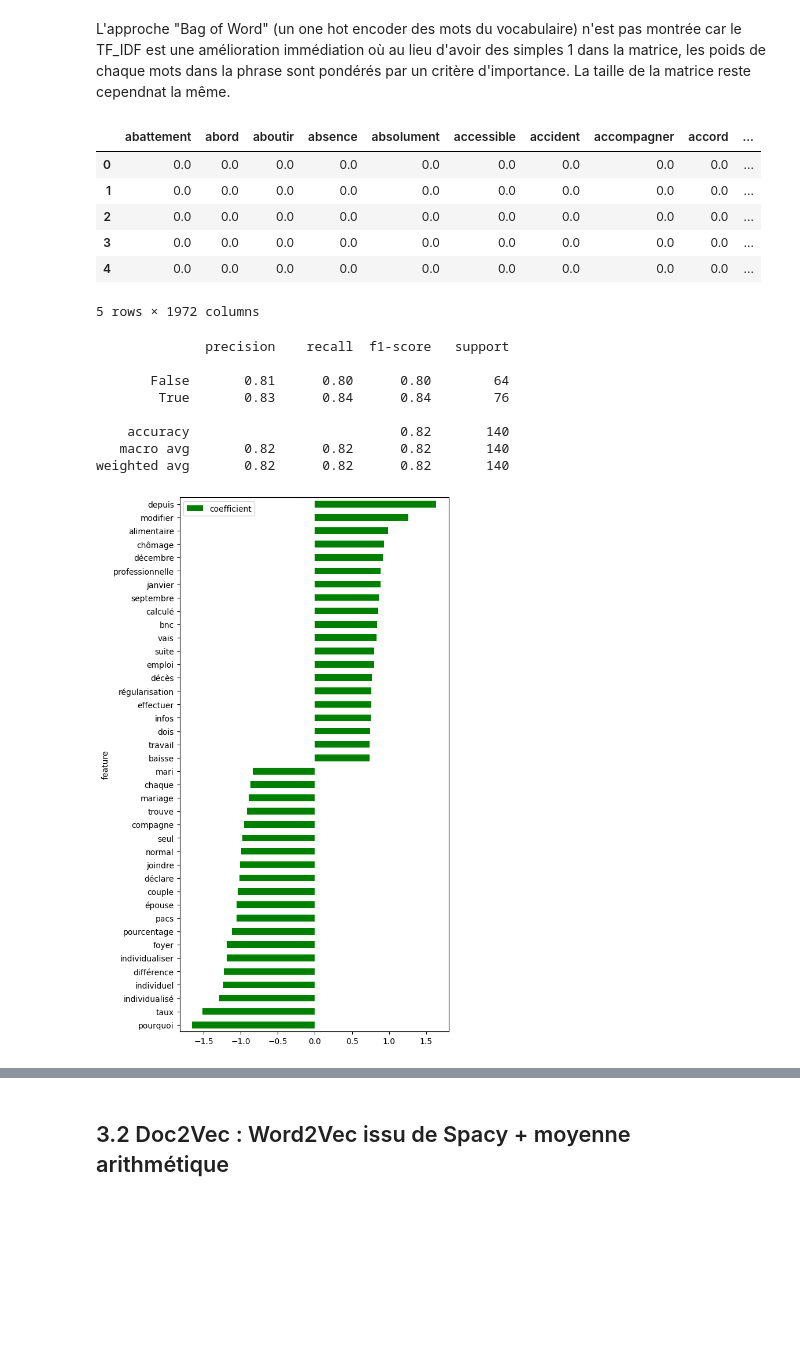
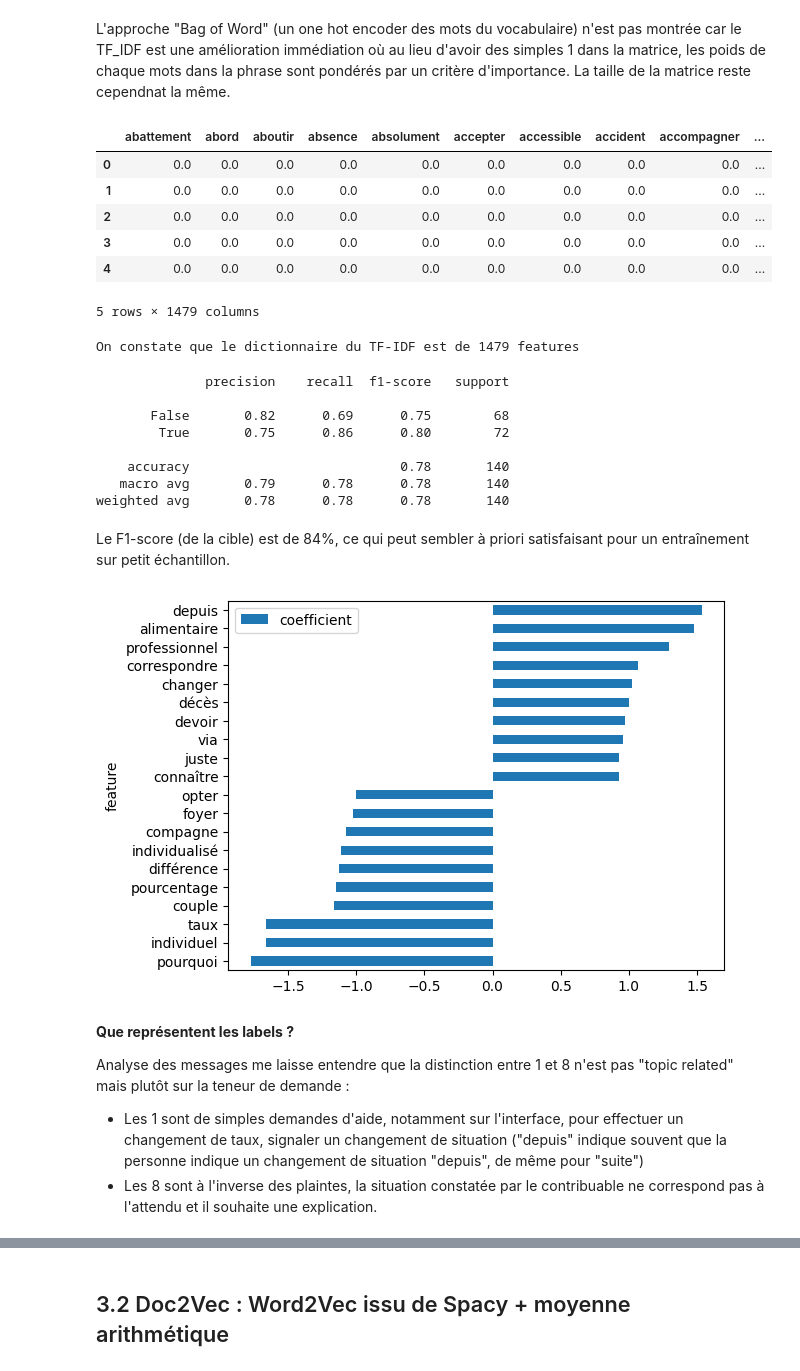
Before and after one commit to TitouanBlaize/dgfip_testnlp, a Jupyter notebook: 2. Models.ipynb, the cells around one changed output, grey strips where cells are left out. Saved outputs shown, nothing was run; the diff lists cells and outputs as text; code cells hidden in the pictures; blank space fills up the shorter version.

```diff
--- a/2. Models.ipynb
+++ b/2. Models.ipynb
@@ -59,6 +59,5 @@ from sklearn.svm import LinearSVC
 from sklearn.model_selection import train_test_split
 from sklearn.metrics import accuracy_score, classification_report
 # %%
-df = pd.read_csv("data/data_clean.csv",
-                    sep = ";")
+df = pd.read_csv("data/data_clean_lemmetized.csv", sep = ";")
 # %%
@@ -70,3 +69,9 @@ y_8 = df["label_8"]
+# %%
+# Illustration avec pour le moment classification des 1
+y = y_1
+
+my_random = 29570
+my_size = 0.2
 # %% [markdown]
 # 3. Comparaison des modèles de vectorisation
 # %% [markdown]
@@ -86,22 +89,28 @@ X = vectorizer.fit_transform(messages)
 # %%
+# Pour illustrer la vectorisation de TF-IDF
 pd.DataFrame(X.toarray(), columns = vectorizer.get_feature_names_out()).head()
 # %% [output]
-|  | abattement | abord | aboutir | absence | absolument | accessible | accident | accompagner | accord | ... |
+|  | abattement | abord | aboutir | absence | absolument | accepter | accessible | accident | accompagner | ... |
 | 0 | 0.0 | 0.0 | 0.0 | 0.0 | 0.0 | 0.0 | 0.0 | 0.0 | 0.0 | ... |
 | 1 | 0.0 | 0.0 | 0.0 | 0.0 | 0.0 | 0.0 | 0.0 | 0.0 | 0.0 | ... |
 | 2 | 0.0 | 0.0 | 0.0 | 0.0 | 0.0 | 0.0 | 0.0 | 0.0 | 0.0 | ... |
 | 3 | 0.0 | 0.0 | 0.0 | 0.0 | 0.0 | 0.0 | 0.0 | 0.0 | 0.0 | ... |
 | 4 | 0.0 | 0.0 | 0.0 | 0.0 | 0.0 | 0.0 | 0.0 | 0.0 | 0.0 | ... |
-5 rows × 1972 columns
+5 rows × 1479 columns
+# %%
+print(f"On constate que le dictionnaire du TF-IDF est de {X.shape[1]} features")
+# %% [output]
+On constate que le dictionnaire du TF-IDF est de 1479 features
 # %%
-y = y_1
-
 X_train, X_test, y_train, y_test = train_test_split(X,
                                                     y,
-                                                    test_size = 0.2)
-                                                    # random_state = 42
+                                                    test_size = my_size,
+                                                    random_state = my_random)
+
+classifier = LinearSVC()
+# D'autres algos de ML possibles, par exemple si XGBoost
 # classifier = xgb.XGBClassifier()
-classifier = LinearSVC()
+
 classifier.fit(X_train, y_train)
 
 y_pred = classifier.predict(X_test)
@@ -111,29 +120,37 @@ print(report)
 # %% [output]
               precision    recall  f1-score   support
 
-       False       0.81      0.80      0.80        64
-        True       0.83      0.84      0.84        76
+       False       0.82      0.69      0.75        68
+        True       0.75      0.86      0.80        72
 
-    accuracy                           0.82       140
-   macro avg       0.82      0.82      0.82       140
-weighted avg       0.82      0.82      0.82       140
+    accuracy                           0.78       140
+   macro avg       0.79      0.78      0.78       140
+weighted avg       0.78      0.78      0.78       140
+# %% [markdown]
+Le F1-score (de la cible) est de 84%, ce qui peut sembler à priori satisfaisant pour un entraînement sur petit échantillon.
 # %%
-# Travail "à la main" pour créer la visualisation des plus grandes contributions
+# Code "à la main" pour créer la visualisation des plus grandes contributions
 
 coef = classifier.coef_[0]
 vocabulary_positions = coef.argsort()
 vocabulary = vectorizer.get_feature_names_out()
 
-top_words = 20
+top_words = 10
 top_positive_coef = vocabulary_positions[-top_words:].tolist()
 top_negative_coef = vocabulary_positions[:top_words].tolist()
 
 df_contrib = pd.DataFrame([[vocabulary[c], coef[c]] for c in top_positive_coef + top_negative_coef],
                           columns = ["feature", "coefficient"]).sort_values("coefficient")
 # %%
-_ = df_contrib.set_index("feature").plot.barh(figsize = (6, 12), color = ["green", "red"])
+_ = df_contrib.set_index("feature").plot.barh()
 # %% [output]
-[figure, old version]
+[figure, new version]
+# %% [markdown]
+**Que représentent les labels ?**
+
+Analyse des messages me laisse entendre que la distinction entre 1 et 8 n'est pas "topic related" mais plutôt sur la teneur de demande :
+- Les 1 sont de simples demandes d'aide, notamment sur l'interface, pour effectuer un changement de taux, signaler un changement de situation ("depuis" indique souvent que la personne indique un changement de situation "depuis", de même pour "suite")
+- Les 8 sont à l'inverse des plaintes, la situation constatée par le contribuable ne correspond pas à l'attendu et il souhaite une explication.
 # %%
 # En utilisant XGBoost cela aurait permit aussi une visualisation intégrée
 
```
Also changed, not shown: parts of 30 cells of this notebook, 4 other files.
